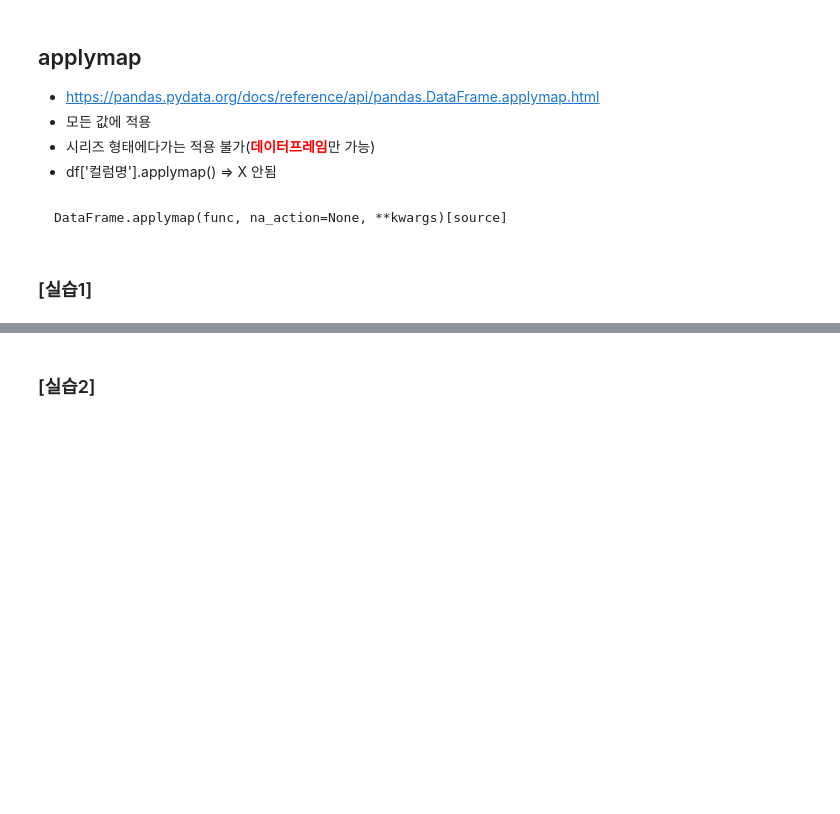
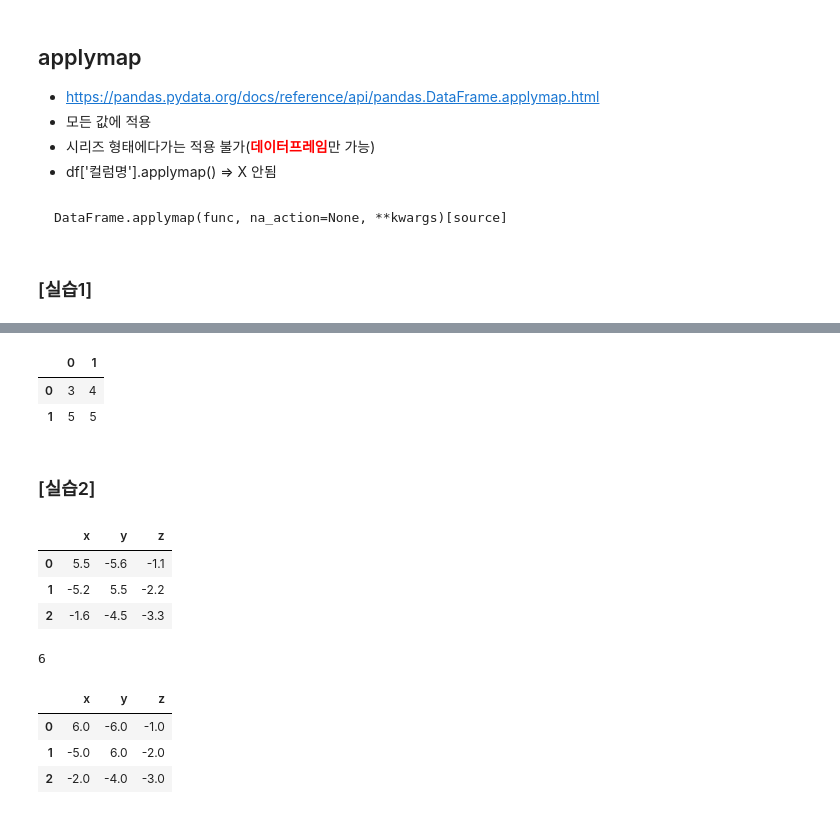
Before and after one commit to LeeDongWan95/pandas, a Jupyter notebook: 09_apply_map_applymap.ipynb, the cells around one changed output, grey strips where cells are left out. Cells and saved outputs as stored; diff of their text form; code cells hidden in the pictures; blank space fills up the shorter version.

```diff
--- a/09_apply_map_applymap.ipynb
+++ b/09_apply_map_applymap.ipynb
@@ -309,2 +428,43 @@ DataFrame.applymap(func, na_action=None, **kwargs)[source]
+# %%
+df.dtypes
+
+df.applymap(lambda x:len(x))
+# %% [output]
+|  | 0 | 1 |
+| 0 | 3 | 4 |
+| 1 | 5 | 5 |
 # %% [markdown]
 ### [실습2]
+# %%
+df = pd.DataFrame(
+    {
+        'x':[5.5,-5.2,-1.6],
+        'y':[-5.6,5.5,-4.5],
+        'z':[-1.1,-2.2,-3.3]
+    }
+)
+df
+# %% [output]
+|  | x | y | z |
+| 0 | 5.5 | -5.6 | -1.1 |
+| 1 | -5.2 | 5.5 | -2.2 |
+| 2 | -1.6 | -4.5 | -3.3 |
+# %%
+# 반올림
+
+# math 패키지 안에는 round 가 없음
+
+round(5.7)  # 내장함수
+# %% [output]
+6
+# %%
+# 반올림
+
+# df.applymap(round) # 정수 형태
+
+df.applymap(np.round) # 실수 형태
+# %% [output]
+|  | x | y | z |
+| 0 | 6.0 | -6.0 | -1.0 |
+| 1 | -5.0 | 6.0 | -2.0 |
+| 2 | -2.0 | -4.0 | -3.0 |
```
Also changed, not shown: parts of 12 cells of this notebook.
